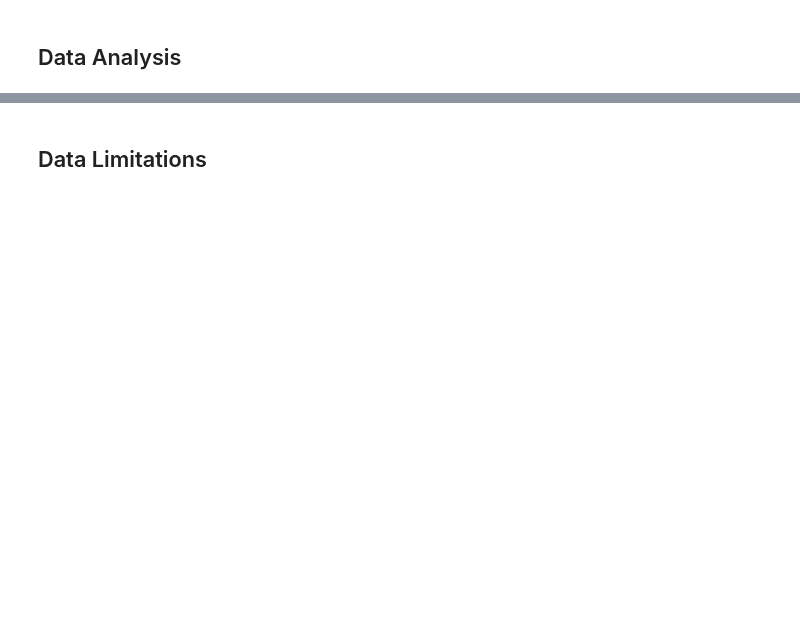
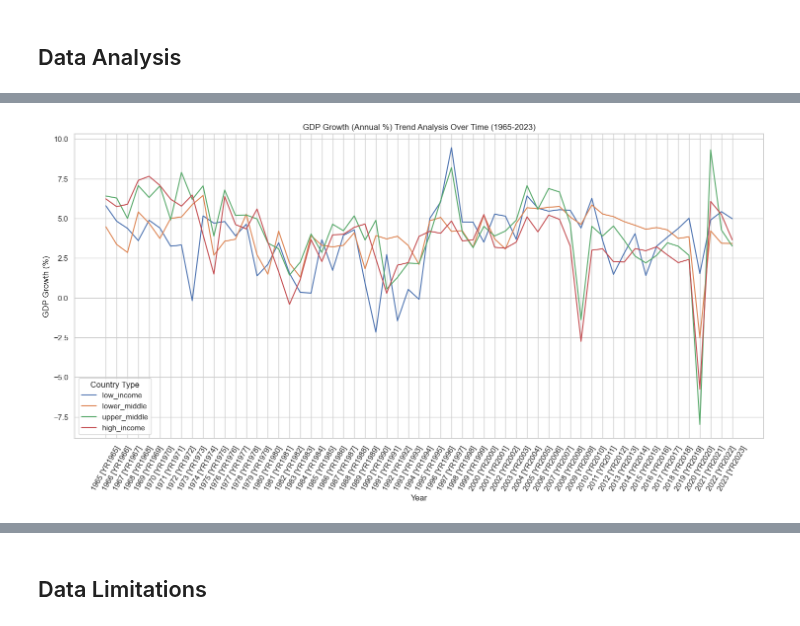
Before and after one commit to Matty67889/info-2950-project, a Jupyter notebook: income-analysis.ipynb, the cells around one changed output, grey strips where cells are left out. Cells and saved outputs as stored; diff of their text form; code cells hidden in the pictures; blank space fills up the shorter version.

Commit message:
Exploratory Data Analysis + Visualizations

```diff
--- a/income-analysis.ipynb
+++ b/income-analysis.ipynb
@@ -132,2 +122,14 @@ Finally, a new column, country_type, was added to each dataset, labeling countri
 # %% [markdown]
 ## Data Analysis
+# %%
+data=  pd.read_csv('final_cleaned_data.csv')
+
+summary_data = time_data_full[time_data_full['Series Name'].isin([
+    "Unemployment, total (% of total labor force) (modeled ILO estimate)",
+    "GDP growth (annual %)",
+    "Government expenditure on education, total (% of GDP)"
+])]
+summary_data_pivot = summary_data.pivot_table(index=['Country Name', 'Year', 'country_type'],
+                                              columns='Series Name', values='Value').dropna()
+summary_statistics = summary_data_pivot.describe()
+summary_statistics
@@ -134,2 +146,26 @@ Finally, a new column, country_type, was added to each dataset, labeling countri
 # %%
-# data analysis code here
+
+
+
+#GDP Growth (Annual %) Trend Analysis Over Time (1965-2023)
+
+key_metrics = ['Unemployment, total (% of total labor force) (modeled ILO estimate)',
+               'GDP growth (annual %)',
+               'Government expenditure on education, total (% of GDP)']
+
+years_columns = [f"{year} [YR{year}]" for year in range(1965, 2024)]
+time_data_full = data[data['Series Name'].isin(key_metrics)].melt(id_vars=['Country Name', 'country_type', 'Series Name'],
+                                                                  value_vars=years_columns, var_name='Year', value_name='Value')
+
+gdp_data = time_data_full[time_data_full['Series Name'] == "GDP growth (annual %)"]
+plt.figure(figsize=(18, 8))
+sns.lineplot(data=gdp_data, x="Year", y="Value", hue="country_type", markers=True, dashes=False, errorbar = None)
+plt.title("GDP Growth (Annual %) Trend Analysis Over Time (1965-2023)")
+plt.ylabel("GDP Growth (%)")
+plt.xlabel("Year")
+plt.xticks(rotation =60)
+plt.legend(title='Country Type')
+plt.grid(True)
+plt.show()
+# %% [output]
+[figure, added]
```
Also changed, not shown: parts of 12 cells of this notebook, 1 other file.
